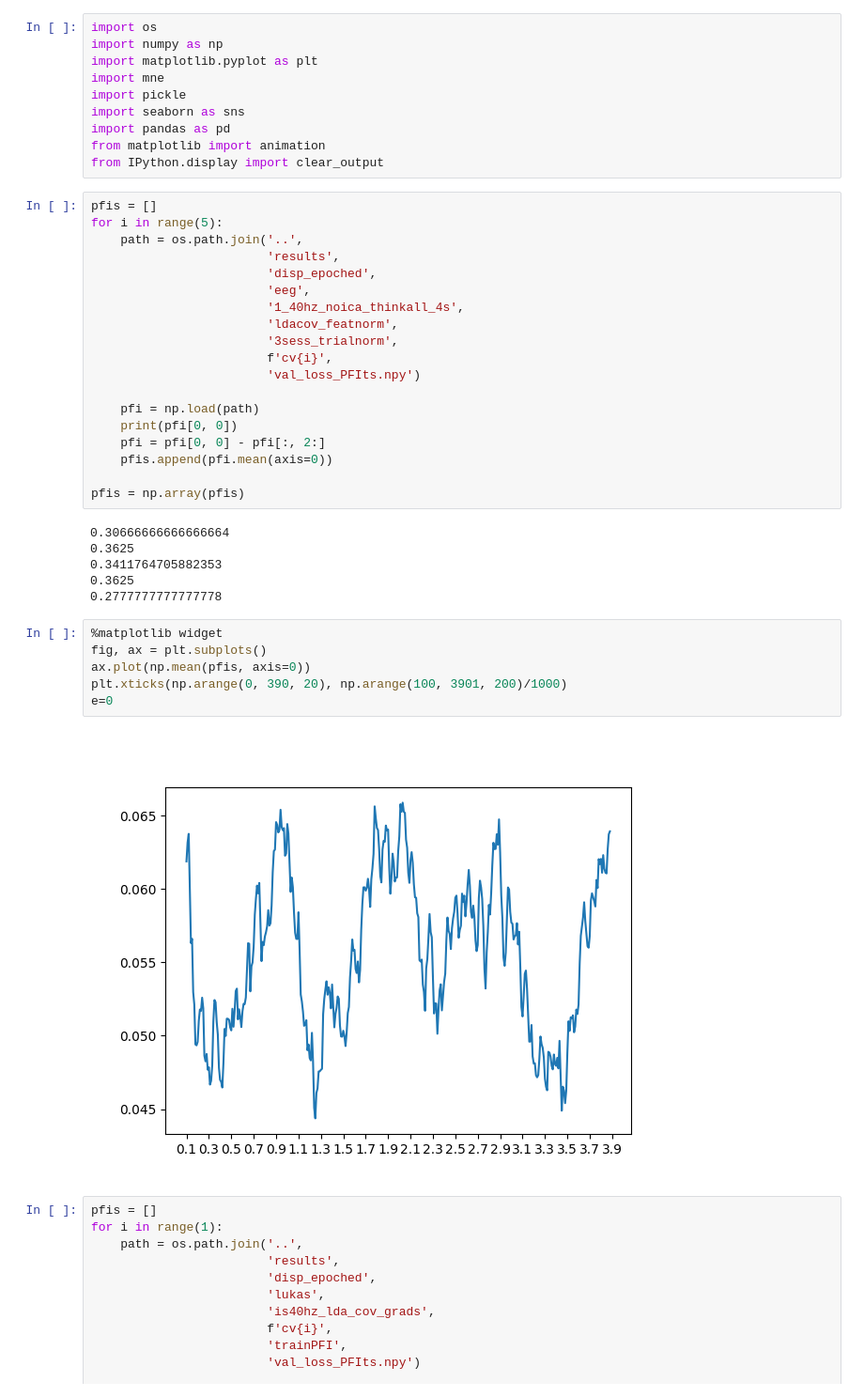
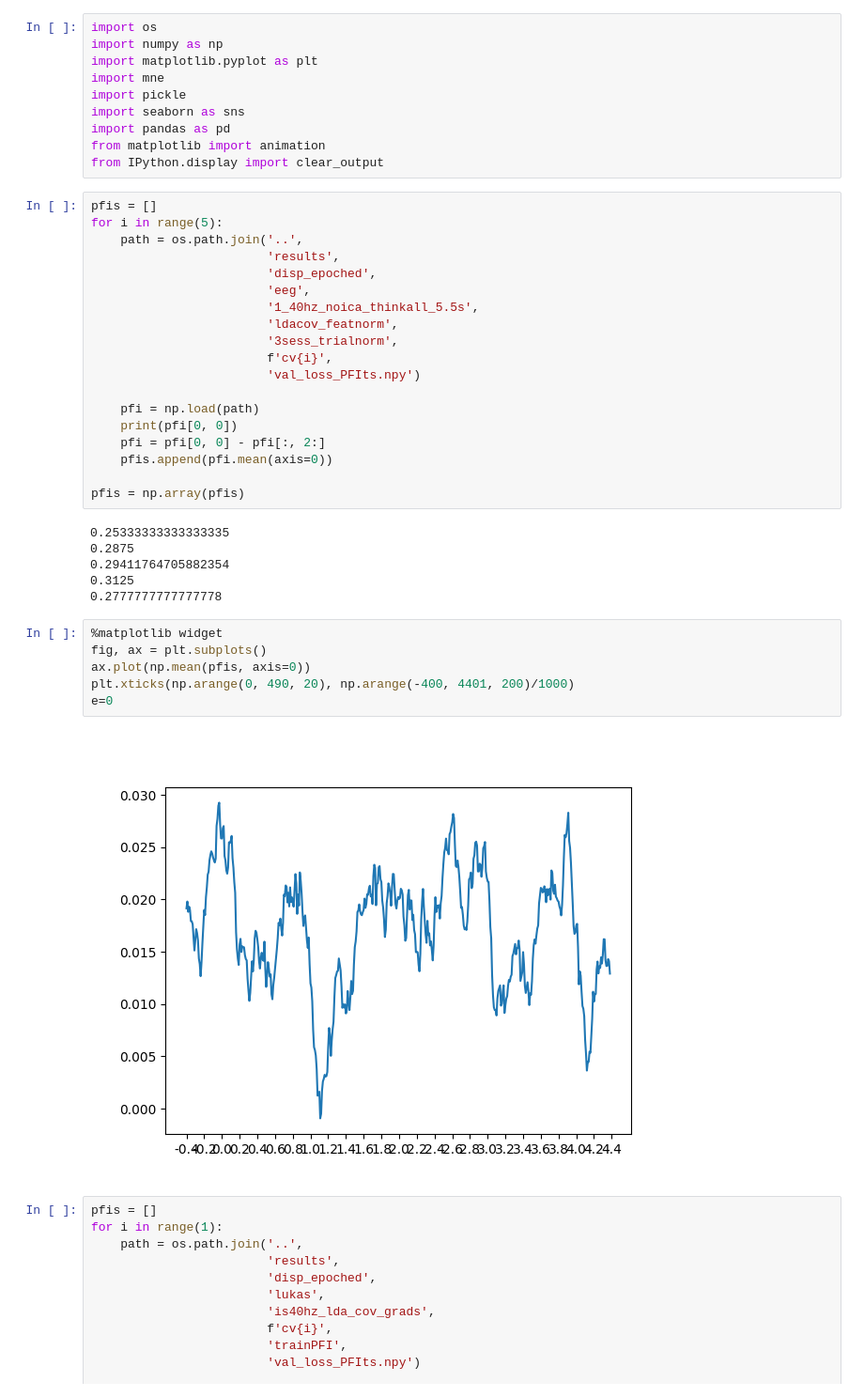
Before and after one commit to ricsinaruto/MEG-transfer-decoding, a Jupyter notebook: notebooks/meg_visu.ipynb, the cells around one changed output. Shown at 94% size. Saved outputs shown, nothing was run; the diff lists cells and outputs as text.

```diff
--- a/notebooks/meg_visu.ipynb
+++ b/notebooks/meg_visu.ipynb
@@ -15,7 +15,7 @@ for i in range(5):
                         'results',
                         'disp_epoched',
                         'eeg',
-                        '1_40hz_noica_thinkall_4s',
+                        '1_40hz_noica_thinkall_5.5s',
                         'ldacov_featnorm',
                         '3sess_trialnorm',
                         f'cv{i}',
@@ -28,19 +28,19 @@ for i in range(5):
 
 pfis = np.array(pfis)
 # %% [output]
-0.30666666666666664
-0.3625
-0.3411764705882353
-0.3625
+0.25333333333333335
+0.2875
+0.29411764705882354
+0.3125
 0.2777777777777778
 # %%
 %matplotlib widget
 fig, ax = plt.subplots()
 ax.plot(np.mean(pfis, axis=0))
-plt.xticks(np.arange(0, 390, 20), np.arange(100, 3901, 200)/1000)
+plt.xticks(np.arange(0, 490, 20), np.arange(-400, 4401, 200)/1000)
 e=0
 # %% [output]
-[figure, old version]
+[figure, new version]
 # %%
 pfis = []
 for i in range(1):
```
Also changed, not shown: 9 other files.
